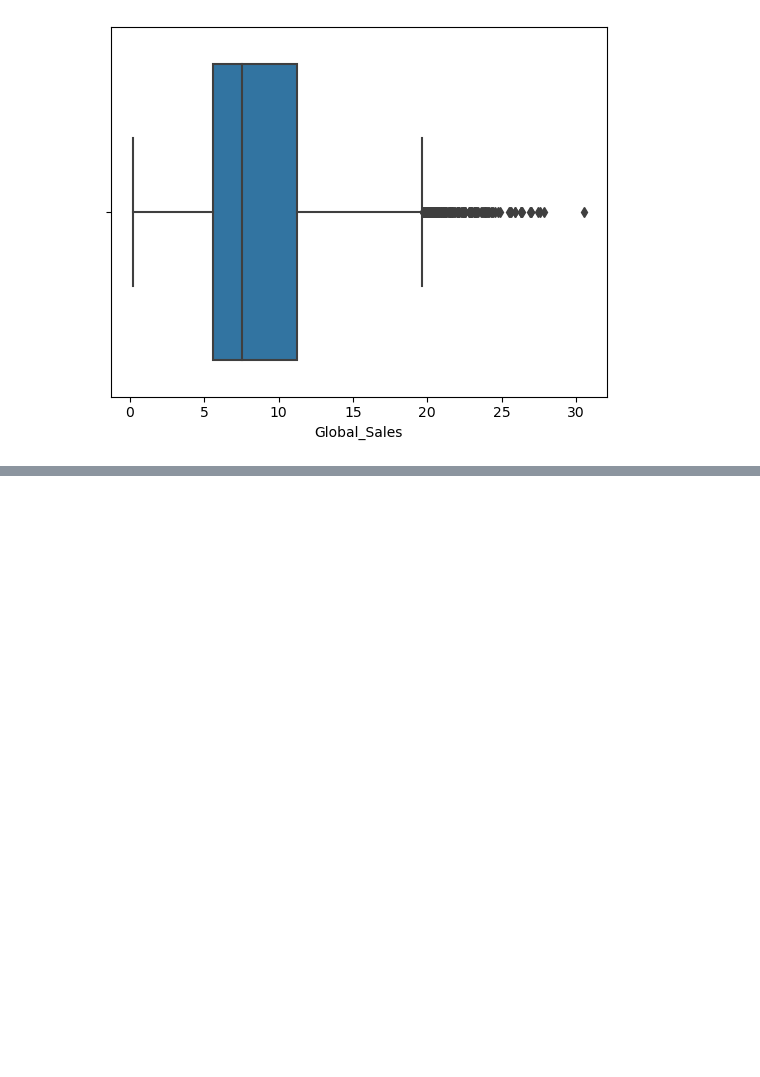
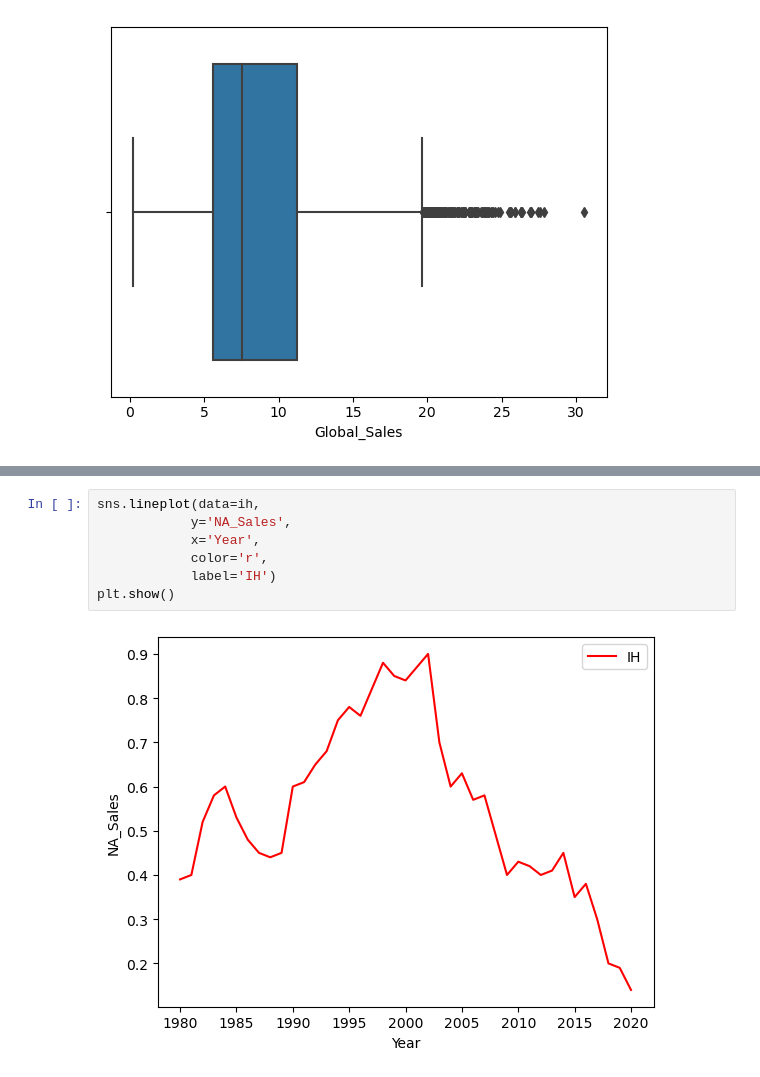
Before and after one commit to jeeet0700/DV, a Jupyter notebook: Data Viz Interview Prep.ipynb, the cells around one changed output, grey strips where cells are left out. Drawn from its saved outputs; the diff is of its cells as text; blank space fills up the shorter version.

```diff
--- a/Data Viz Interview Prep.ipynb
+++ b/Data Viz Interview Prep.ipynb
@@ -293,0 +373,9 @@ df.head()
+# %%
+sns.lineplot(data=ih,
+            y='NA_Sales',
+            x='Year',
+            color='r',
+            label='IH')
+plt.show()
+# %% [output]
+[figure, added]
```
Also changed, not shown: parts of 7 cells of this notebook.
